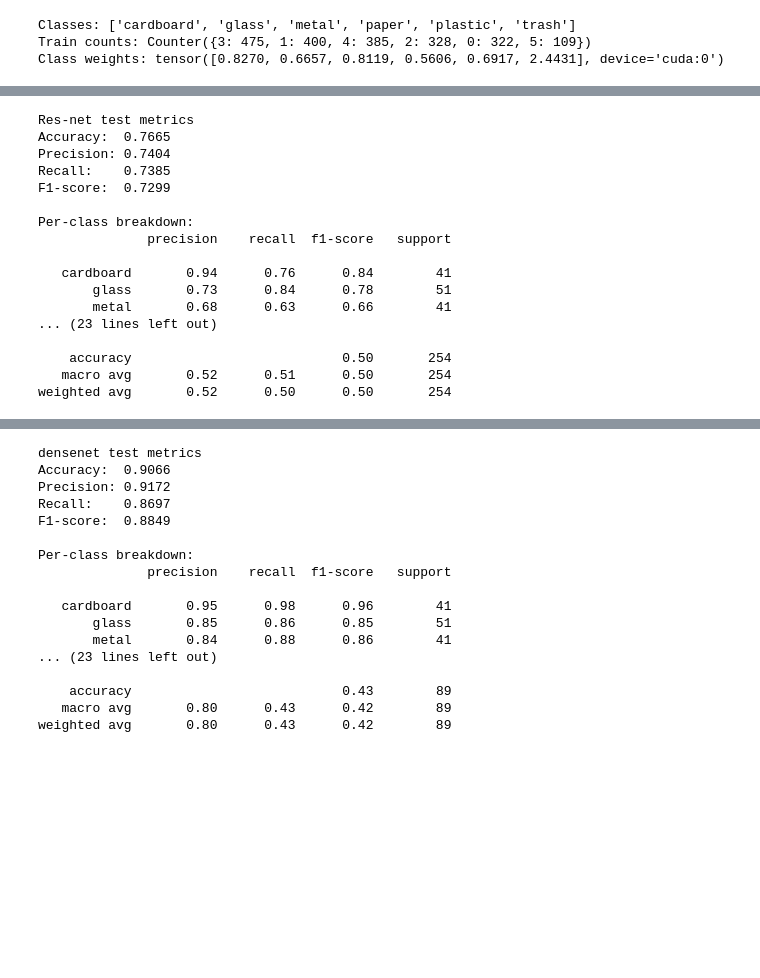
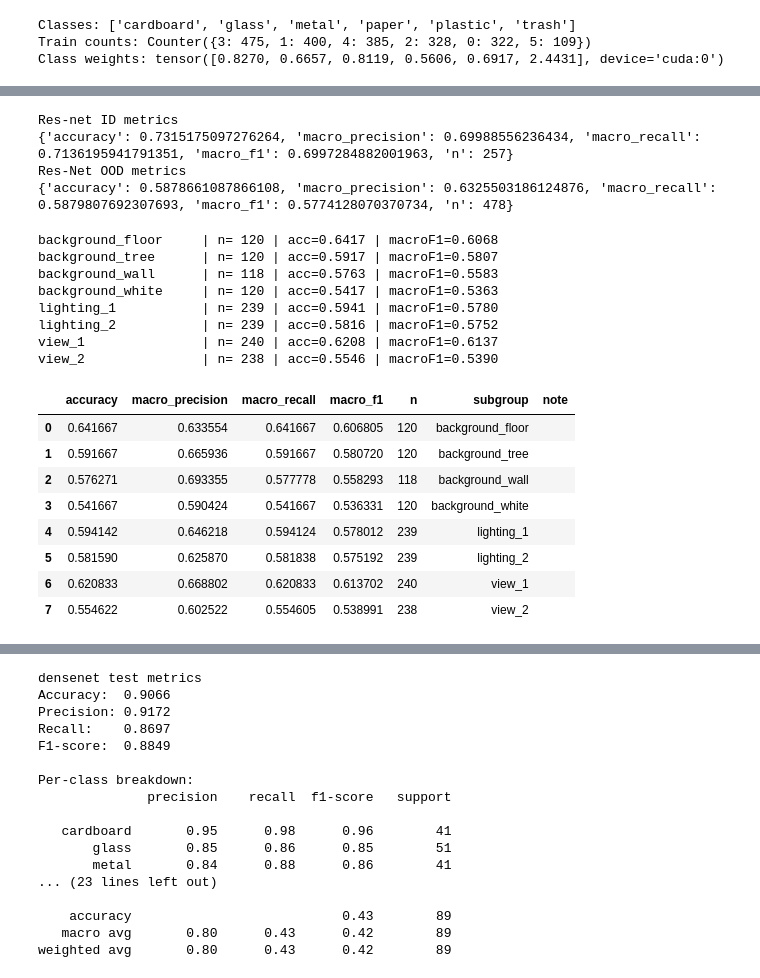
Before and after one commit to StefanStricker/thesis, a Jupyter notebook: main.ipynb, the cells around one changed output, grey strips where cells are left out. Drawn from its saved outputs; the diff is of its cells as text; code cells hidden in the pictures; blank space fills up the shorter version.

```diff
--- a/main.ipynb
+++ b/main.ipynb
@@ -465,26 +636,47 @@ Best val Acc: 0.8207
 # %%
-print("Res-net test metrics")
-evaluate_model(resnet_aug_1, dataloaders_photo["test"], device, image_datasets_photo["train"].classes)
-print("Res-Net test_01 metrics")
-evaluate_model(resnet_aug_1, dataloaders_photo["test_01"], device, image_datasets_photo["train"].classes)
+print("Res-net ID metrics")
+test_metrics = evaluate_model_metrics(resnet_aug_1, dataloaders_photo["test"], device)
+print(test_metrics)
+print("Res-Net OOD metrics")
+ood_metrics = evaluate_model_metrics(resnet_aug_1, dataloaders_photo["test_01"], device)
+print(ood_metrics)
 # %% [output]
-Res-net test metrics
-Accuracy:  0.7665
-Precision: 0.7404
-Recall:    0.7385
-F1-score:  0.7299
-
-Per-class breakdown:
-              precision    recall  f1-score   support
-
-   cardboard       0.94      0.76      0.84        41
-       glass       0.73      0.84      0.78        51
-       metal       0.68      0.63      0.66        41
-... (23 lines left out)
-
-    accuracy                           0.50       254
-   macro avg       0.52      0.51      0.50       254
-weighted avg       0.52      0.50      0.50       254
+Res-net ID metrics
+{'accuracy': 0.7315175097276264, 'macro_precision': 0.69988556236434, 'macro_recall': 0.7136195941791351, 'macro_f1': 0.6997284882001963, 'n': 257}
+Res-Net OOD metrics
+{'accuracy': 0.5878661087866108, 'macro_precision': 0.6325503186124876, 'macro_recall': 0.5879807692307693, 'macro_f1': 0.5774128070370734, 'n': 478}
+# %%
+transform_eval = data_transforms["val"]
+
+df_subgroups = evaluate_all_subgroups(
+    model=resnet_aug_1,
+    subgroups_root="subgroups",
+    transform=transform_eval,
+    device=device,
+    batch_size=32,
+    num_workers=4,
+    print_results=True
+)
+
+df_subgroups
+# %% [output]
+background_floor     | n= 120 | acc=0.6417 | macroF1=0.6068
+background_tree      | n= 120 | acc=0.5917 | macroF1=0.5807
+background_wall      | n= 118 | acc=0.5763 | macroF1=0.5583
+background_white     | n= 120 | acc=0.5417 | macroF1=0.5363
+lighting_1           | n= 239 | acc=0.5941 | macroF1=0.5780
+lighting_2           | n= 239 | acc=0.5816 | macroF1=0.5752
+view_1               | n= 240 | acc=0.6208 | macroF1=0.6137
+view_2               | n= 238 | acc=0.5546 | macroF1=0.5390
+|  | accuracy | macro_precision | macro_recall | macro_f1 | n | subgroup | note |
+| 0 | 0.641667 | 0.633554 | 0.641667 | 0.606805 | 120 | background_floor |  |
+| 1 | 0.591667 | 0.665936 | 0.591667 | 0.580720 | 120 | background_tree |  |
+| 2 | 0.576271 | 0.693355 | 0.577778 | 0.558293 | 118 | background_wall |  |
+| 3 | 0.541667 | 0.590424 | 0.541667 | 0.536331 | 120 | background_white |  |
+| 4 | 0.594142 | 0.646218 | 0.594124 | 0.578012 | 239 | lighting_1 |  |
+| 5 | 0.581590 | 0.625870 | 0.581838 | 0.575192 | 239 | lighting_2 |  |
+| 6 | 0.620833 | 0.668802 | 0.620833 | 0.613702 | 240 | view_1 |  |
+| 7 | 0.554622 | 0.602522 | 0.554605 | 0.538991 | 238 | view_2 |  |
 # %%
 #RESNET-50 geo augmentations
 
```
Also changed, not shown: parts of 17 cells of this notebook, 2 other files.
